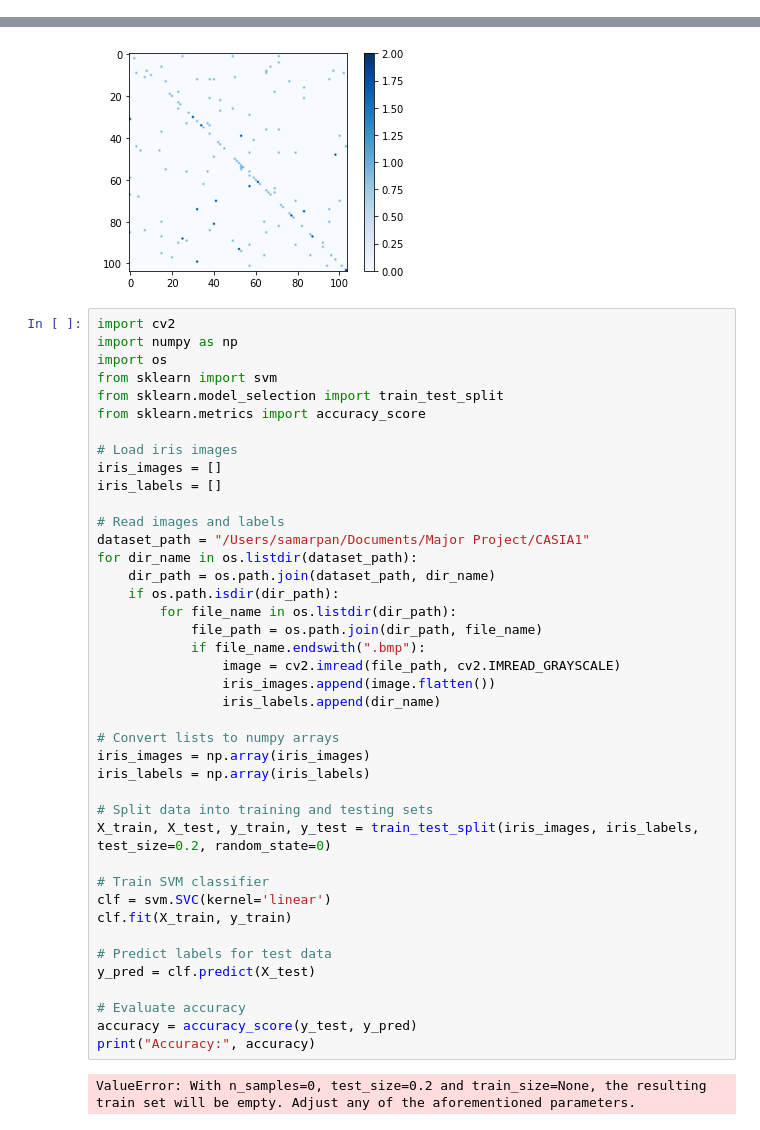
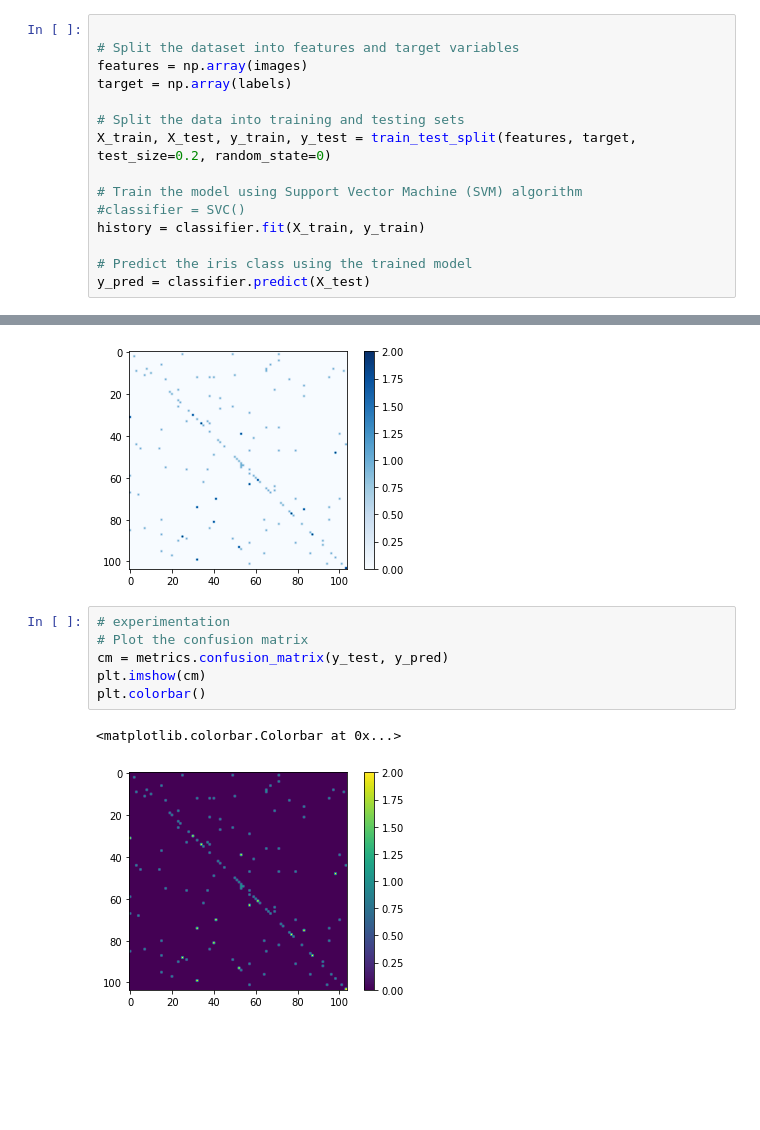
Before and after one commit to SamarpanDas/IOT-Based-Smart-Security-Solution, a Jupyter notebook: src/IRIS recognition using SVM.ipynb, the cells around one changed output, grey strips where cells are left out. Cells and saved outputs as stored; diff of their text form; blank space fills up the shorter version.

```diff
--- a/src/IRIS recognition using SVM.ipynb
+++ b/src/IRIS recognition using SVM.ipynb
@@ -40,0 +29,15 @@ Accuracy: 0.3092105263157895
+# %%
+
+# Split the dataset into features and target variables
+features = np.array(images)
+target = np.array(labels)
+
+# Split the data into training and testing sets
+X_train, X_test, y_train, y_test = train_test_split(features, target, test_size=0.2, random_state=0)
+
+# Train the model using Support Vector Machine (SVM) algorithm
+#classifier = SVC()
+history = classifier.fit(X_train, y_train)
+
+# Predict the iris class using the trained model
+y_pred = classifier.predict(X_test)
@@ -48,46 +61,12 @@ plt.colorbar()
 # %% [output]
 <matplotlib.colorbar.Colorbar at 0x...>
 [figure]
-# %%
-import cv2
-import numpy as np
-import os
-from sklearn import svm
-from sklearn.model_selection import train_test_split
-from sklearn.metrics import accuracy_score
-
-# Load iris images
-iris_images = []
-iris_labels = []
-
-# Read images and labels
-dataset_path = "/Users/samarpan/Documents/Major Project/CASIA1"
-for dir_name in os.listdir(dataset_path):
-    dir_path = os.path.join(dataset_path, dir_name)
-    if os.path.isdir(dir_path):
-        for file_name in os.listdir(dir_path):
-            file_path = os.path.join(dir_path, file_name)
-            if file_name.endswith(".bmp"):
-                image = cv2.imread(file_path, cv2.IMREAD_GRAYSCALE)
-                iris_images.append(image.flatten())
-                iris_labels.append(dir_name)
-
-# Convert lists to numpy arrays
-iris_images = np.array(iris_images)
-iris_labels = np.array(iris_labels)
-
-# Split data into training and testing sets
-X_train, X_test, y_train, y_test = train_test_split(iris_images, iris_labels, test_size=0.2, random_state=0)
-
-# Train SVM classifier
-clf = svm.SVC(kernel='linear')
-clf.fit(X_train, y_train)
-
-# Predict labels for test data
-y_pred = clf.predict(X_test)
-
-# Evaluate accuracy
-accuracy = accuracy_score(y_test, y_pred)
-print("Accuracy:", accuracy)
-# %% [output]
-ValueError: With n_samples=0, test_size=0.2 and train_size=None, the resulting train set will be empty. Adjust any of the aforementioned parameters.
+# %%
+# experimentation
+# Plot the confusion matrix
+cm = metrics.confusion_matrix(y_test, y_pred)
+plt.imshow(cm)
+plt.colorbar()
+# %% [output]
+<matplotlib.colorbar.Colorbar at 0x...>
+[figure, added]
```
Also changed, not shown: parts of 7 cells of this notebook, 14 other files.
